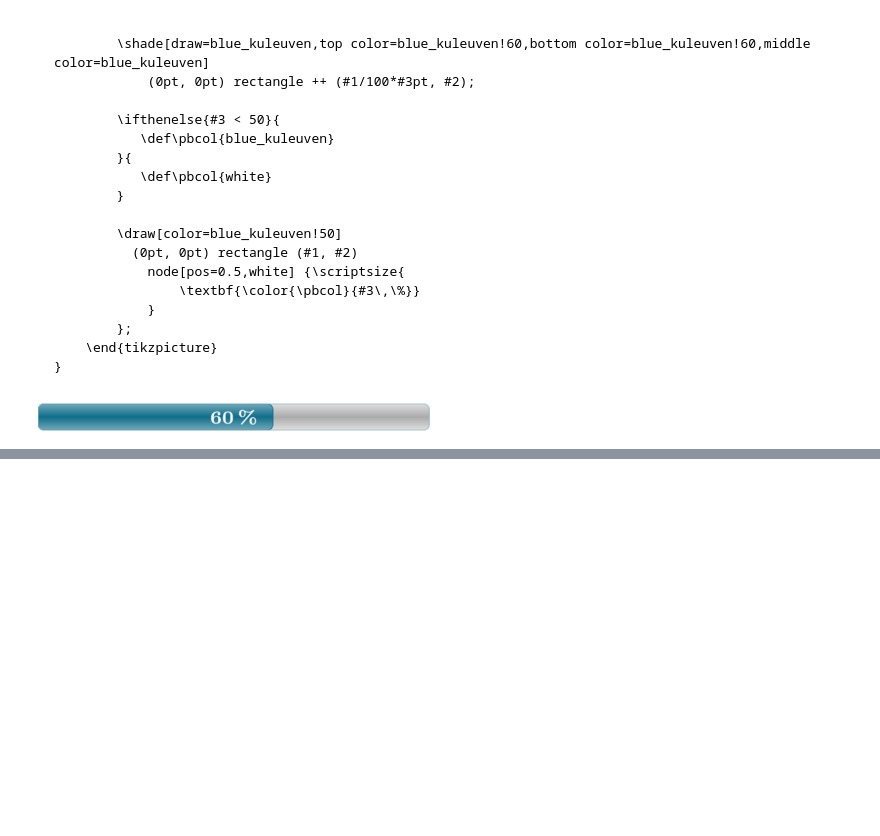
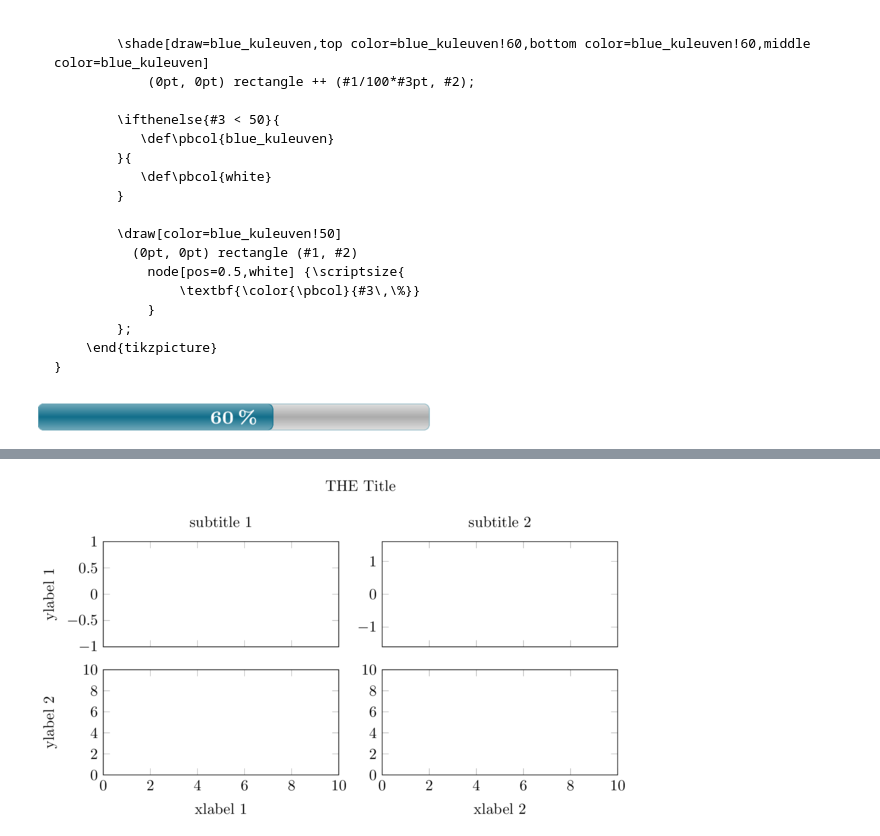
Before and after one commit to giulianobernardi/Tikz_tutorial, a Jupyter notebook: Tikz_tutorial.ipynb, the cells around one changed output, grey strips where cells are left out. Saved outputs shown, nothing was run; the diff lists cells and outputs as text; code cells hidden in the pictures; blank space fills up the shorter version.

```diff
--- a/Tikz_tutorial.ipynb
+++ b/Tikz_tutorial.ipynb
@@ -500,0 +574,84 @@ Example of a parameterized progress bar in Tikz, using the code
+# %%
+%%tikz -s 600,600
+
+%/*
+\pgfplotsset{
+	scaled y ticks = false,
+	width=7cm,
+	height=4cm,
+	axis on top,
+	xtick={0,2,4,6,8,10},
+	xticklabel style={text width=2em,align=center},
+	xticklabels={\empty},
+	xmin=0,xmax=10,
+%	xmajorgrids,
+%	xminorgrids,
+%	ymajorgrids,
+	xminorticks=true,
+	yminorticks=true,
+	ylabel shift={-1.5em},
+	ylabel style={align=center}
+}
+%
+\begin{groupplot}[
+    group style={
+        group size=2 by 4,
+        vertical sep=25pt
+    },
+]
+% -------------------------------------------------------------------------------------------------------------------
+% Plot [1, 1]
+%-----------
+\nextgroupplot[
+		xticklabels={\empty},
+		ymin=-1,
+		ymax=1,
+		ytick={-1,-0.5,...,1},
+		%yticklabels={$-1$,0,1},
+		ylabel={ylabel 1},
+ 		title={subtitle 1}
+]
+%-----------
+% Plot [1, 2]
+%-----------
+\nextgroupplot[
+ 		xticklabels={\empty},
+ 		ymin=-0.00016,
+ 		ymax=0.00016,
+ 		ytick={-0.0001,0,0.0001},
+ 		yticklabels={$-1$,0,1},
+		title={subtitle 2},
+		ylabel={}
+]
+%-----------
+% Plot [2, 1]
+%-----------
+\nextgroupplot[
+		name=plot21,
+		yshift=10pt,
+		xticklabels={0, 2, 4, 6, 8,10},
+		xlabel={xlabel 1},
+		ymin=0,
+		ymax=10000,
+		ytick={0,2000,4000,6000,8000,10000},
+		yticklabels={0,2,4,6,8,10},
+		ylabel={ylabel 2}
+]
+%-----------
+% Plot [2, 2]
+%-----------
+\nextgroupplot[
+		name=plot22,
+		yshift=10pt,
+		xticklabels={0, 2, 4, 6, 8,10},
+		xlabel={xlabel 2},
+		ymin=0,
+		ymax=10000,
+		ytick={0,2000,4000,6000,8000,10000},
+		yticklabels={0,2,4,6,8,10}
+]
+\end{groupplot}
+\node (title) at ($(group c1r1.center)!0.5!(group c2r1.center)+(0,2.5cm)$) {THE Title};
+%*/
+# %% [output]
+[figure, added]
```
Also changed, not shown: parts of 10 cells of this notebook, 2 other files.
